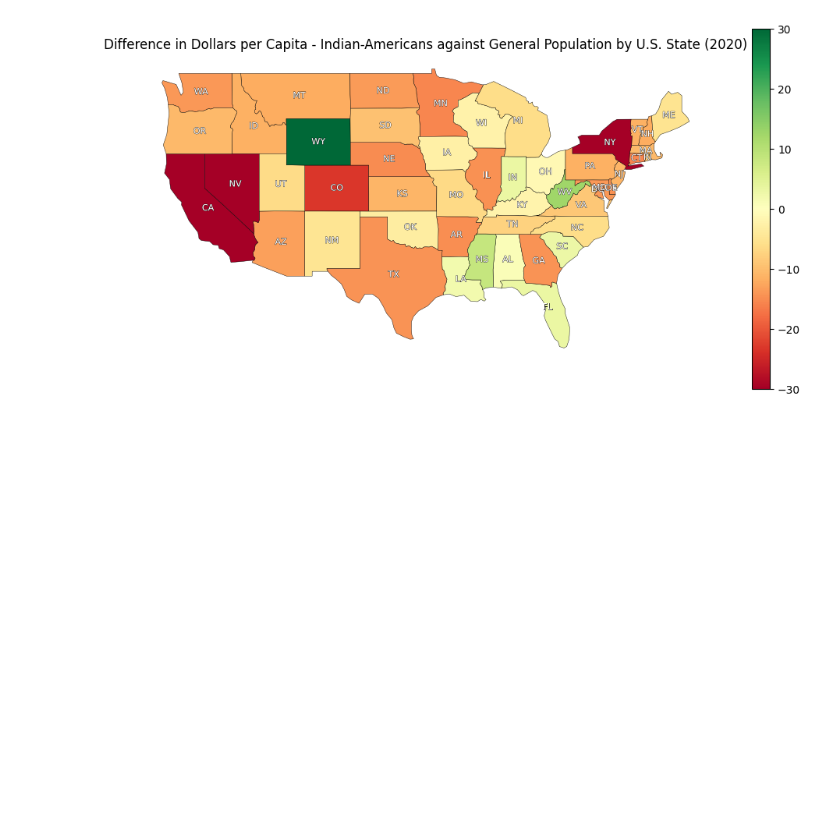
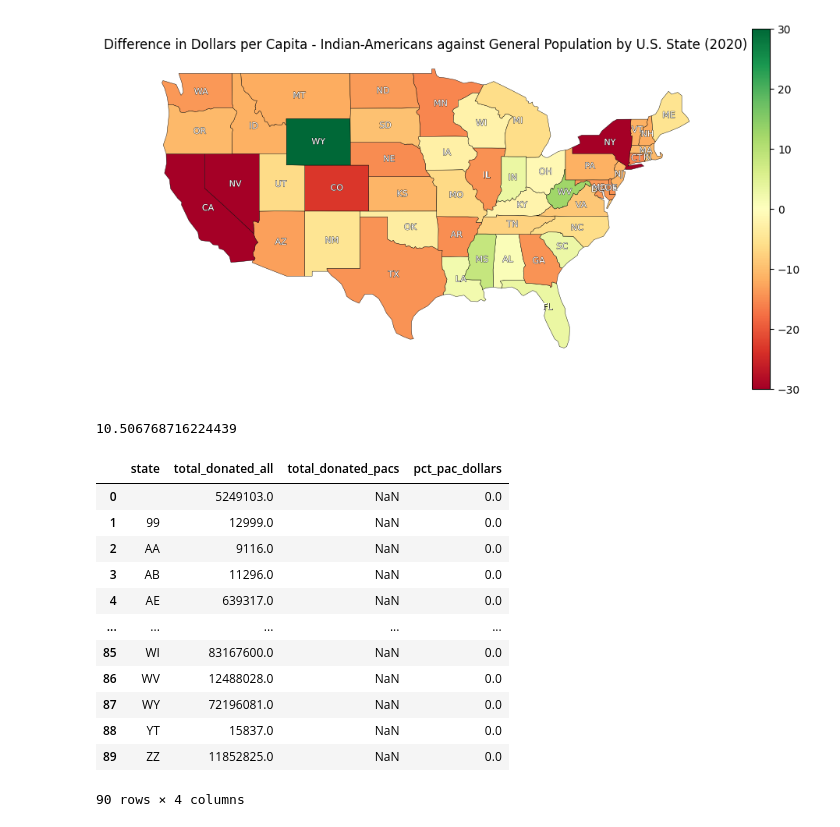
Before and after one commit to kkkarnav/indianamericancontributions, a Jupyter notebook: donors_stats.ipynb, the cells around one changed output. Drawn from its saved outputs; the diff is of its cells as text; code cells hidden in the pictures; blank space fills up the shorter version.

```diff
--- a/donors_stats.ipynb
+++ b/donors_stats.ipynb
@@ -657,3 +657,33 @@ ax.axis("off")
 plt.show()
 # %% [output]
 [figure]
+# %%
+donors[(donors["contrib_id"] == donors.loc[0, "contrib_id"]) & (donors["occupation"].isna())]["total_donated"].sum() / donors["total_donated"].sum() * 100
+# %% [output]
+10.506768716224439
+# %%
+pacs = donors[(donors["contrib_id"] == donors.loc[0, "contrib_id"]) & (donors["occupation"].isna())]
+
+total_by_state = donors.groupby('state')['total_donated'].sum().rename('total_donated_all')
+pacs_by_state = pacs.groupby('state')['total_donated'].sum().rename('total_donated_pacs')
+
+result = pd.concat([total_by_state, pacs_by_state], axis=1)
+result['pct_pac_dollars'] = (result['total_donated_pacs'] / result['total_donated_all']) * 100
+result['pct_pac_dollars'] = result['pct_pac_dollars'].fillna(0)
+result = result.reset_index()
+
+result.sort_values(by='total_donated_pacs', ascending=False)
+# %% [output]
+|  | state | total_donated_all | total_donated_pacs | pct_pac_dollars |
+| 0 |  | 5249103.0 | NaN | 0.0 |
+| 1 | 99 | 12999.0 | NaN | 0.0 |
+| 2 | AA | 9116.0 | NaN | 0.0 |
+| 3 | AB | 11296.0 | NaN | 0.0 |
+| 4 | AE | 639317.0 | NaN | 0.0 |
+| ... | ... | ... | ... | ... |
+| 85 | WI | 83167600.0 | NaN | 0.0 |
+| 86 | WV | 12488028.0 | NaN | 0.0 |
+| 87 | WY | 72196081.0 | NaN | 0.0 |
+| 88 | YT | 15837.0 | NaN | 0.0 |
+| 89 | ZZ | 11852825.0 | NaN | 0.0 |
+90 rows × 4 columns
```
Also changed, not shown: parts of 1 cell of this notebook, 2 other files.
